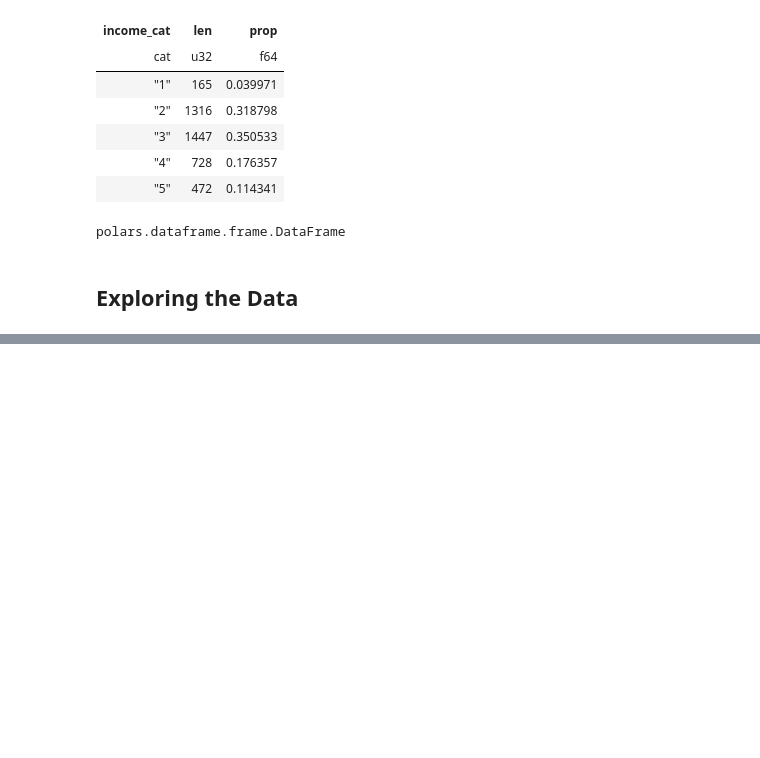
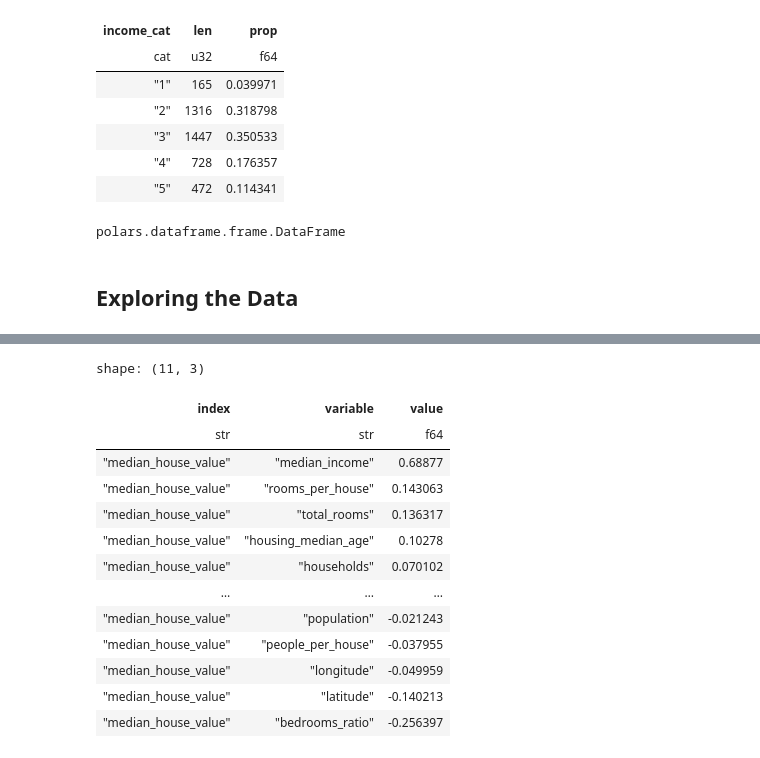
Before and after one commit to asenetcky/quick_py_ml, a Jupyter notebook: housing.ipynb, the cells around one changed output, grey strips where cells are left out. Drawn from its saved outputs; the diff is of its cells as text; code cells hidden in the pictures; blank space fills up the shorter version.

```diff
--- a/housing.ipynb
+++ b/housing.ipynb
@@ -179,0 +288,17 @@ chart
+# %%
+corr_matrix.filter(pl.col("index") == "median_house_value").sort("value", descending=True)
+# %% [output]
+shape: (11, 3)
+| index | variable | value |
+| str | str | f64 |
+| "median_house_value" | "median_income" | 0.68877 |
+| "median_house_value" | "rooms_per_house" | 0.143063 |
+| "median_house_value" | "total_rooms" | 0.136317 |
+| "median_house_value" | "housing_median_age" | 0.10278 |
+| "median_house_value" | "households" | 0.070102 |
+| … | … | … |
+| "median_house_value" | "population" | -0.021243 |
+| "median_house_value" | "people_per_house" | -0.037955 |
+| "median_house_value" | "longitude" | -0.049959 |
+| "median_house_value" | "latitude" | -0.140213 |
+| "median_house_value" | "bedrooms_ratio" | -0.256397 |
```
Also changed, not shown: parts of 15 cells of this notebook.
